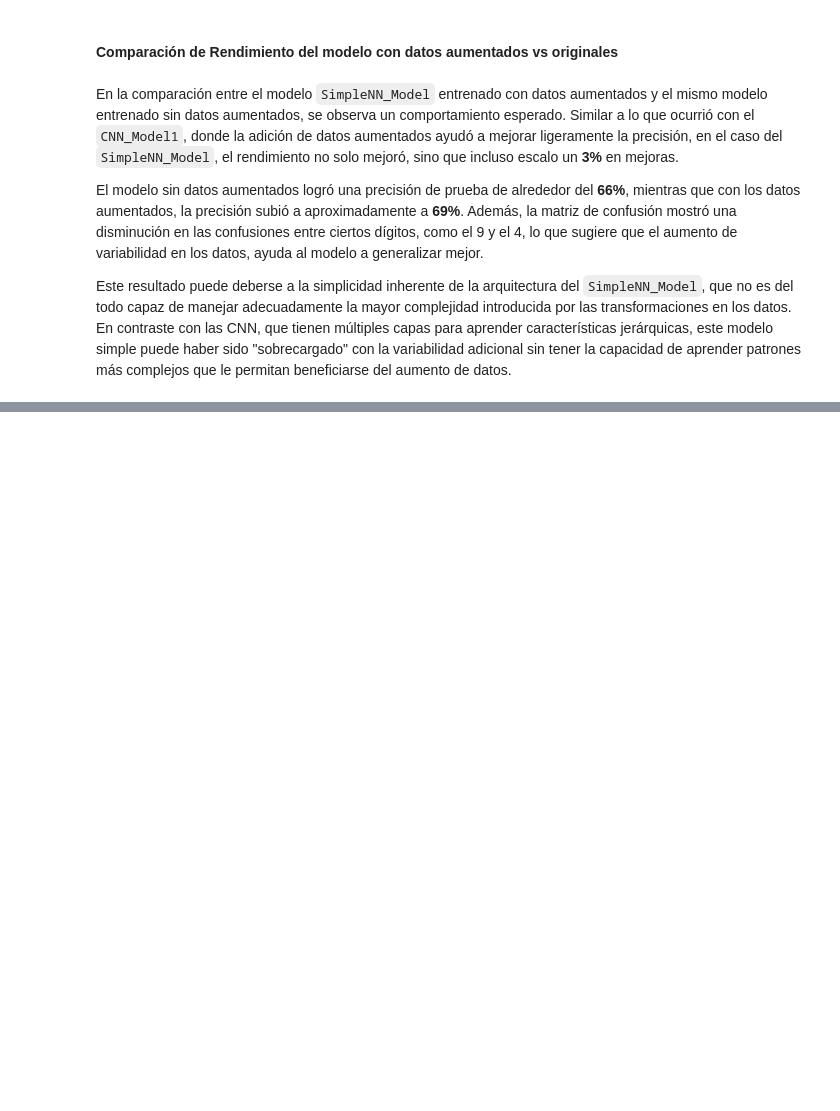
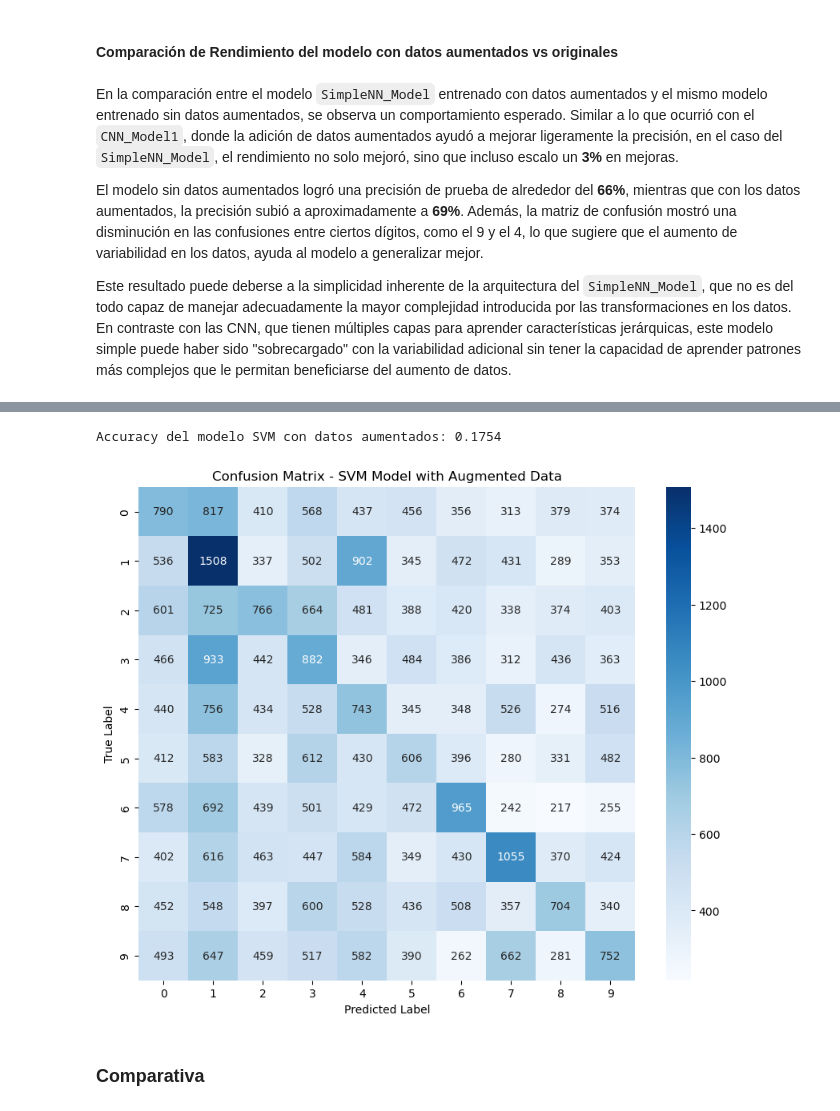
Before and after one commit to LeivaDiego/Lab4-DataScience, a Jupyter notebook: Lab4_CNN.ipynb, the cells around one changed output, grey strips where cells are left out. Cells and saved outputs as stored; diff of their text form; code cells hidden in the pictures; blank space fills up the shorter version.

```diff
--- a/Lab4_CNN.ipynb
+++ b/Lab4_CNN.ipynb
@@ -2147,0 +2224,52 @@ Este resultado puede deberse a la simplicidad inherente de la arquitectura del `
+# %%
+# Cargar el conjunto de datos de entrenamiento aumentado
+augmented_train_df = pd.read_csv('data/train_augmented.csv', dtype=np.float32)
+test_df = pd.read_csv('data/test.csv', dtype=np.float32)
+
+# Tomar una muestra de 1000 registros, 100 por cada dígito (label) de los datos aumentados
+sample_df_svm_augmented = augmented_train_df.groupby('label', group_keys=False).apply(lambda x: x.sample(n=100, random_state=42)).reset_index(drop=True)
+
+# Separar características (pixeles) y etiquetas (label) en el DataFrame de la muestra
+X_train_svm_augmented = sample_df_svm_augmented.drop(columns=['label'])
+y_train_svm_augmented = sample_df_svm_augmented['label']
+
+# Asumimos que test_df ya está balanceado y no se requiere tomar muestra
+X_test_svm = test_df.drop(columns=['label'])
+y_test_svm = test_df['label']
+
+# Estandarizar las características
+scaler_svm = StandardScaler()
+X_train_svm_augmented = scaler_svm.fit_transform(X_train_svm_augmented)
+X_test_svm = scaler_svm.transform(X_test_svm)
+
+# Crear y entrenar el modelo SVM con los datos aumentados
+model_svm_augmented = SVC(kernel='linear', C=1.0, random_state=42)
+model_svm_augmented.fit(X_train_svm_augmented, y_train_svm_augmented)
+
+# Generar predicciones
+y_pred_svm_augmented = model_svm_augmented.predict(X_test_svm)
+
+# Calcular y mostrar el accuracy
+accuracy_svm_augmented = accuracy_score(y_test_svm, y_pred_svm_augmented)
+print(f'Accuracy del modelo SVM con datos aumentados: {accuracy_svm_augmented:.4f}')
+# %% [output]
+Accuracy del modelo SVM con datos aumentados: 0.1754
+# %%
+# Generar la matriz de confusión
+cm_svm_augmented = confusion_matrix(y_test_svm, y_pred_svm_augmented)
+
+# Crear la figura de la matriz de confusión
+plt.figure(figsize=(10, 8))
+sns.heatmap(cm_svm_augmented, annot=True, fmt='d', cmap='Blues', xticklabels=range(10), yticklabels=range(10))
+
+# Configurar etiquetas y título
+plt.xlabel('Predicted Label')
+plt.ylabel('True Label')
+plt.title('Confusion Matrix - SVM Model with Augmented Data')
+
+# Mostrar la gráfica
+plt.show()
+# %% [output]
+[figure, added]
+# %% [markdown]
+### Comparativa
```
Also changed, not shown: parts of 9 cells of this notebook.
